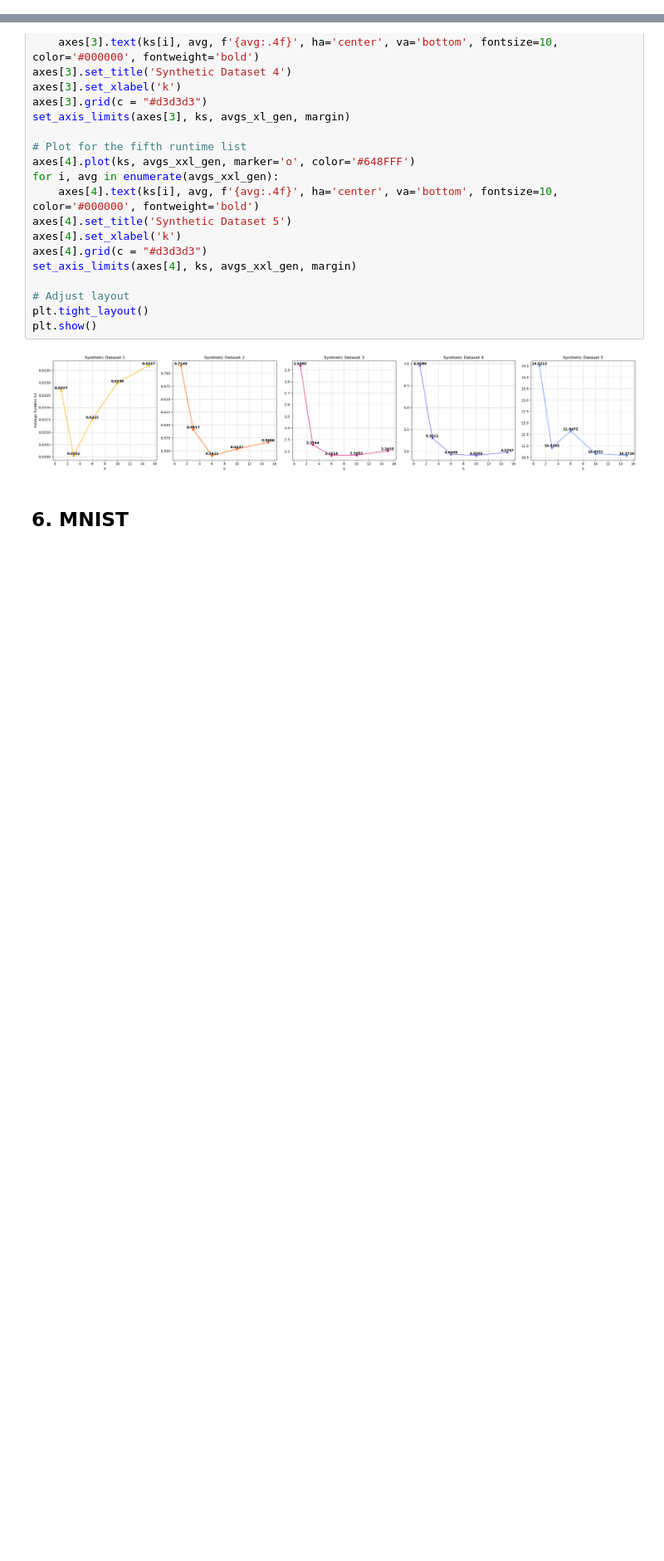
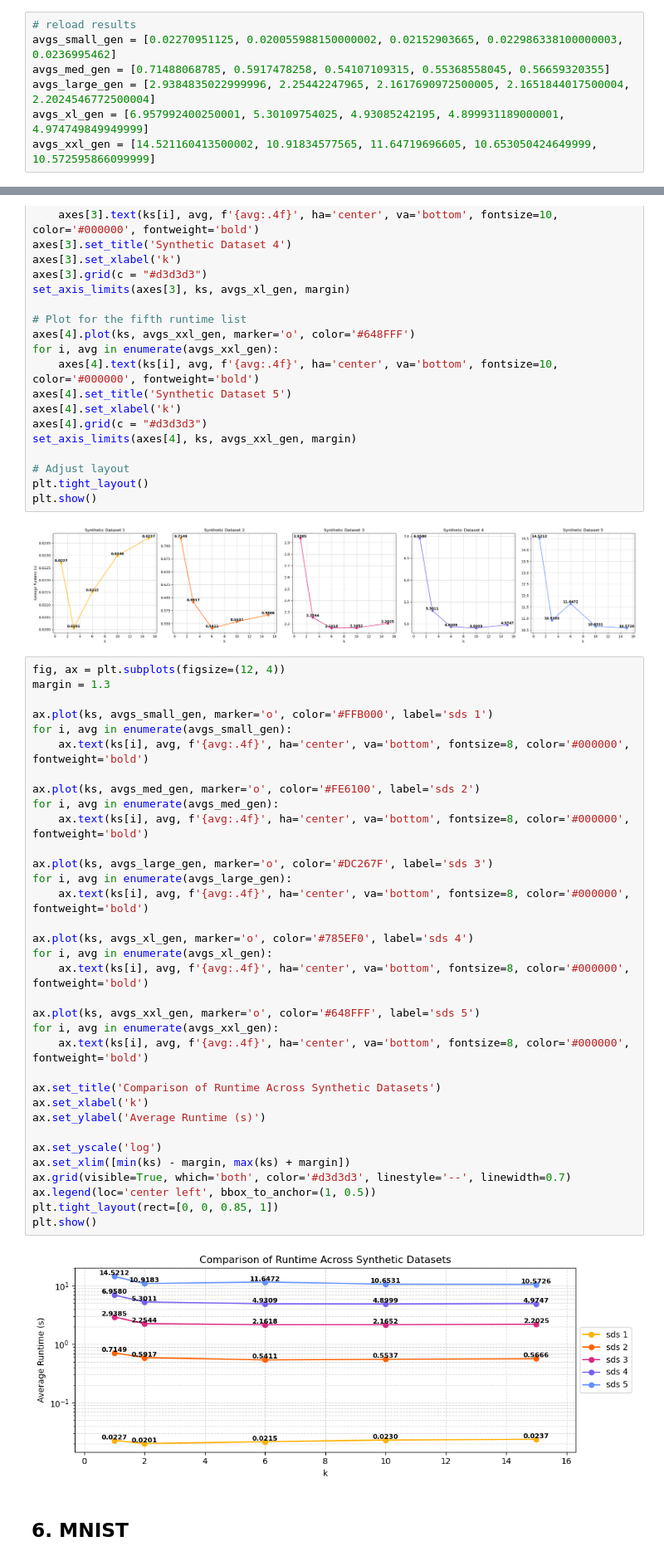
Before and after one commit to niconymanda/knn-chain, a Jupyter notebook: paper_results.ipynb, the cells around one changed output, grey strips where cells are left out. Shown at 83% size. Drawn from its saved outputs; the diff is of its cells as text; blank space fills up the shorter version.

```diff
--- a/paper_results.ipynb
+++ b/paper_results.ipynb
@@ -127,6 +207,13 @@ avg, k = 6 = 11.64719696605
 avg, k = 10 = 10.653050424649999
 avg, k = 15 = 10.572595866099999
 [figure]
+# %%
+# reload results
+avgs_small_gen = [0.02270951125, 0.020055988150000002, 0.02152903665, 0.022986338100000003, 0.0236995462]
+avgs_med_gen = [0.71488068785, 0.5917478258, 0.54107109315, 0.55368558045, 0.56659320355]
+avgs_large_gen = [2.9384835022999996, 2.25442247965, 2.1617690972500005, 2.1651844017500004, 2.2024546772500004]
+avgs_xl_gen = [6.957992400250001, 5.30109754025, 4.93085242195, 4.899931189000001, 4.974749849949999]
+avgs_xxl_gen = [14.521160413500002, 10.91834577565, 11.64719696605, 10.653050424649999, 10.572595866099999]
 # %% [markdown]
 ## All of the values in one plot
 # %%
@@ -189,5 +276,41 @@ plt.tight_layout()
 plt.show()
 # %% [output]
 [figure]
+# %%
+fig, ax = plt.subplots(figsize=(12, 4))
+margin = 1.3
+
+ax.plot(ks, avgs_small_gen, marker='o', color='#FFB000', label='sds 1')
+for i, avg in enumerate(avgs_small_gen):
+    ax.text(ks[i], avg, f'{avg:.4f}', ha='center', va='bottom', fontsize=8, color='#000000', fontweight='bold')
+
+ax.plot(ks, avgs_med_gen, marker='o', color='#FE6100', label='sds 2')
+for i, avg in enumerate(avgs_med_gen):
+    ax.text(ks[i], avg, f'{avg:.4f}', ha='center', va='bottom', fontsize=8, color='#000000', fontweight='bold')
+
+ax.plot(ks, avgs_large_gen, marker='o', color='#DC267F', label='sds 3')
+for i, avg in enumerate(avgs_large_gen):
+    ax.text(ks[i], avg, f'{avg:.4f}', ha='center', va='bottom', fontsize=8, color='#000000', fontweight='bold')
+
+ax.plot(ks, avgs_xl_gen, marker='o', color='#785EF0', label='sds 4')
+for i, avg in enumerate(avgs_xl_gen):
+    ax.text(ks[i], avg, f'{avg:.4f}', ha='center', va='bottom', fontsize=8, color='#000000', fontweight='bold')
+
+ax.plot(ks, avgs_xxl_gen, marker='o', color='#648FFF', label='sds 5')
+for i, avg in enumerate(avgs_xxl_gen):
+    ax.text(ks[i], avg, f'{avg:.4f}', ha='center', va='bottom', fontsize=8, color='#000000', fontweight='bold')
+
+ax.set_title('Comparison of Runtime Across Synthetic Datasets')
+ax.set_xlabel('k')
+ax.set_ylabel('Average Runtime (s)')
+
+ax.set_yscale('log')
+ax.set_xlim([min(ks) - margin, max(ks) + margin])
+ax.grid(visible=True, which='both', color='#d3d3d3', linestyle='--', linewidth=0.7)
+ax.legend(loc='center left', bbox_to_anchor=(1, 0.5))
+plt.tight_layout(rect=[0, 0, 0.85, 1])
+plt.show()
+# %% [output]
+[figure, added]
 # %% [markdown]
 ## 6. MNIST
```
Also changed, not shown: parts of 30 cells of this notebook, 1 other file.
